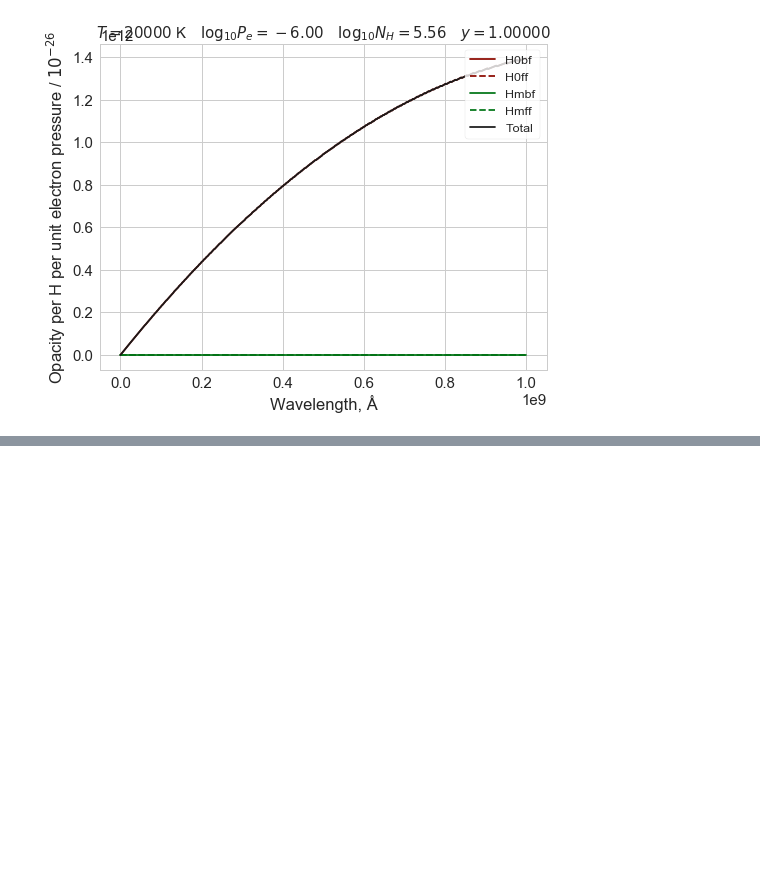
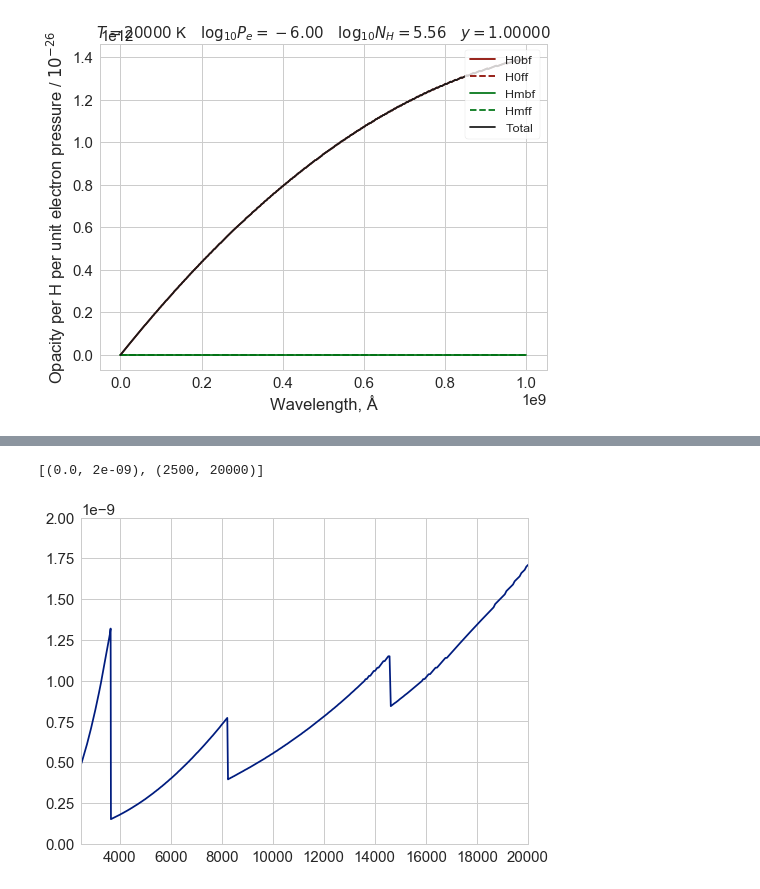
Before and after one commit to deprecated/lte-opacities, a Jupyter notebook: LTE Opacity.ipynb, the cells around one changed output, grey strips where cells are left out. Cells and saved outputs as stored; diff of their text form; code cells hidden in the pictures; blank space fills up the shorter version.

Commit message:
Do some Cloudy runs

```diff
--- a/LTE Opacity.ipynb
+++ b/LTE Opacity.ipynb
@@ -778,0 +785,6 @@ plot_opacities(1e-6, 20000, wavrange=[300, 1e9])
+# %%
+fn = "cloudy/lte_opacity_7715.opac"
+tc = Table.read(fn, format='ascii.tab', names=['nu', 'tot', 'abs', 'scat', 'albedo', 'elem'])
+# %%
+tc['wav'] = 912.0/tc['nu']
+tc[::100]
@@ -778,0 +811,7 @@ plot_opacities(1e-6, 20000, wavrange=[300, 1e9])
+# %%
+fig, ax = plt.subplots()
+ax.plot(tc['wav'], tc['tot'])
+ax.set(xlim=[2500, 20000], ylim=[0.0, 2e-9])
+# %% [output]
+[(0.0, 2e-09), (2500, 20000)]
+[figure, added]
```
Also changed, not shown: parts of 4 cells of this notebook, 40 other files.
